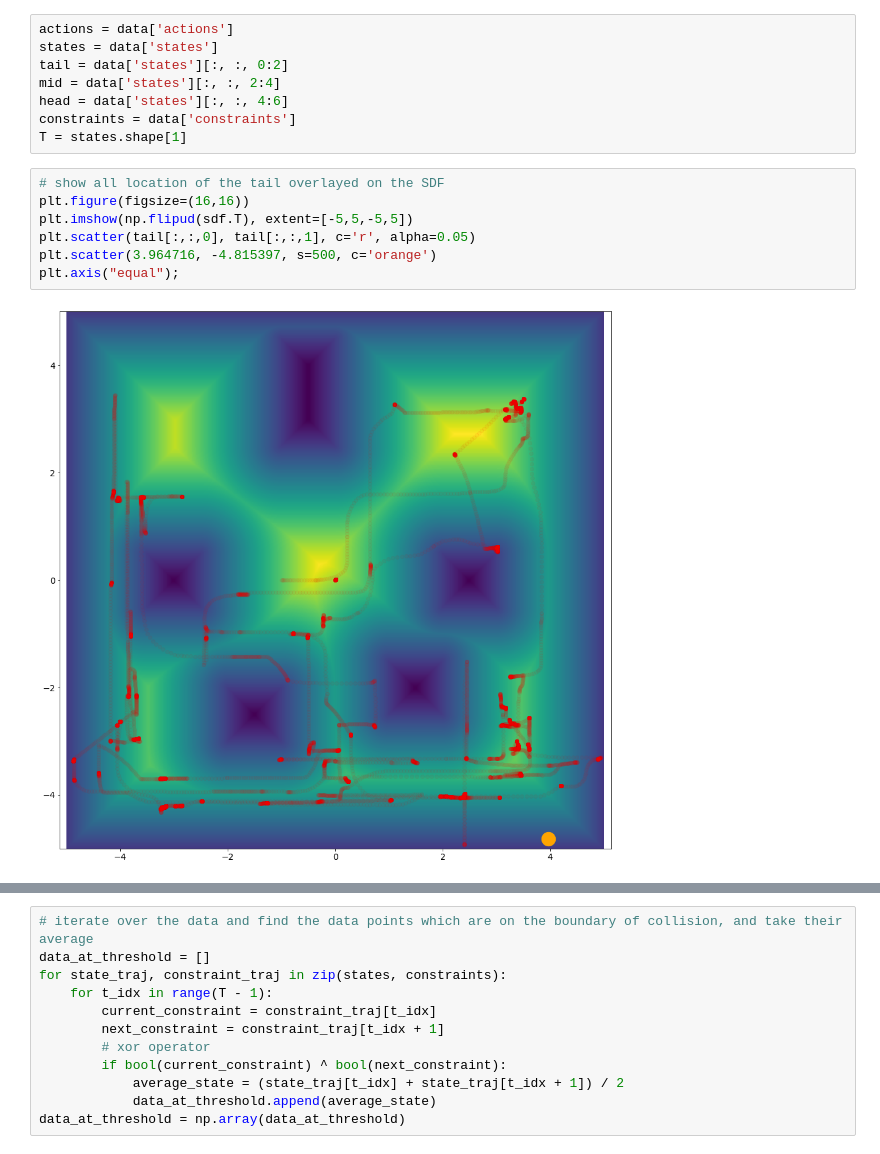
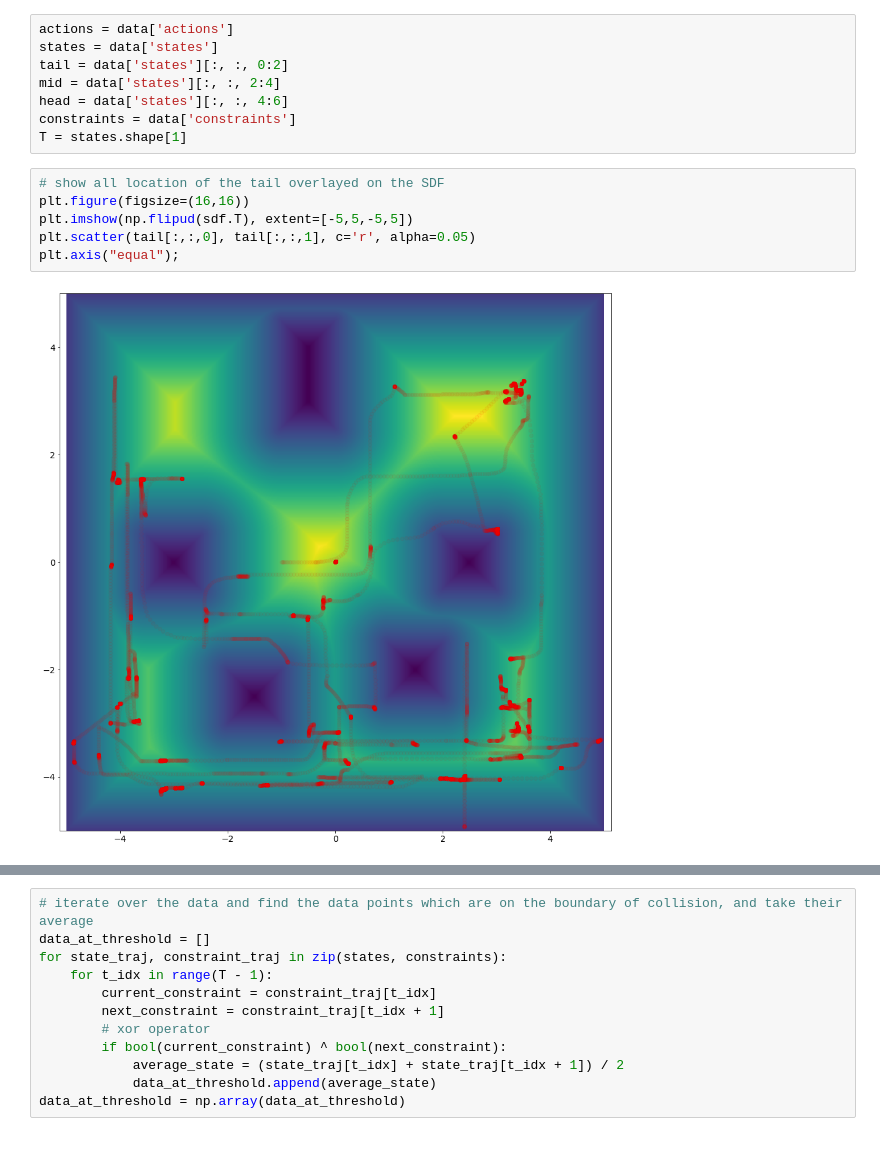
Before and after one commit to UM-ARM-Lab/unreliable-deform-manipulation, a Jupyter notebook: link_bot_notebooks/src/link_bot_notebooks/inverse_collision_model.ipynb, the cells around one changed output, grey strips where cells are left out. Cells and saved outputs as stored; diff of their text form.

```diff
--- a/link_bot_notebooks/src/link_bot_notebooks/inverse_collision_model.ipynb
+++ b/link_bot_notebooks/src/link_bot_notebooks/inverse_collision_model.ipynb
@@ -28,9 +28,8 @@ T = states.shape[1]
 # %%
 # show all location of the tail overlayed on the SDF
 plt.figure(figsize=(16,16))
 plt.imshow(np.flipud(sdf.T), extent=[-5,5,-5,5])
 plt.scatter(tail[:,:,0], tail[:,:,1], c='r', alpha=0.05)
-plt.scatter(3.964716, -4.815397, s=500, c='orange')
 plt.axis("equal");
 # %% [output]
-[figure, old version]
+[figure, new version]
```
Also changed, not shown: parts of 14 cells of this notebook, 2 other files.
